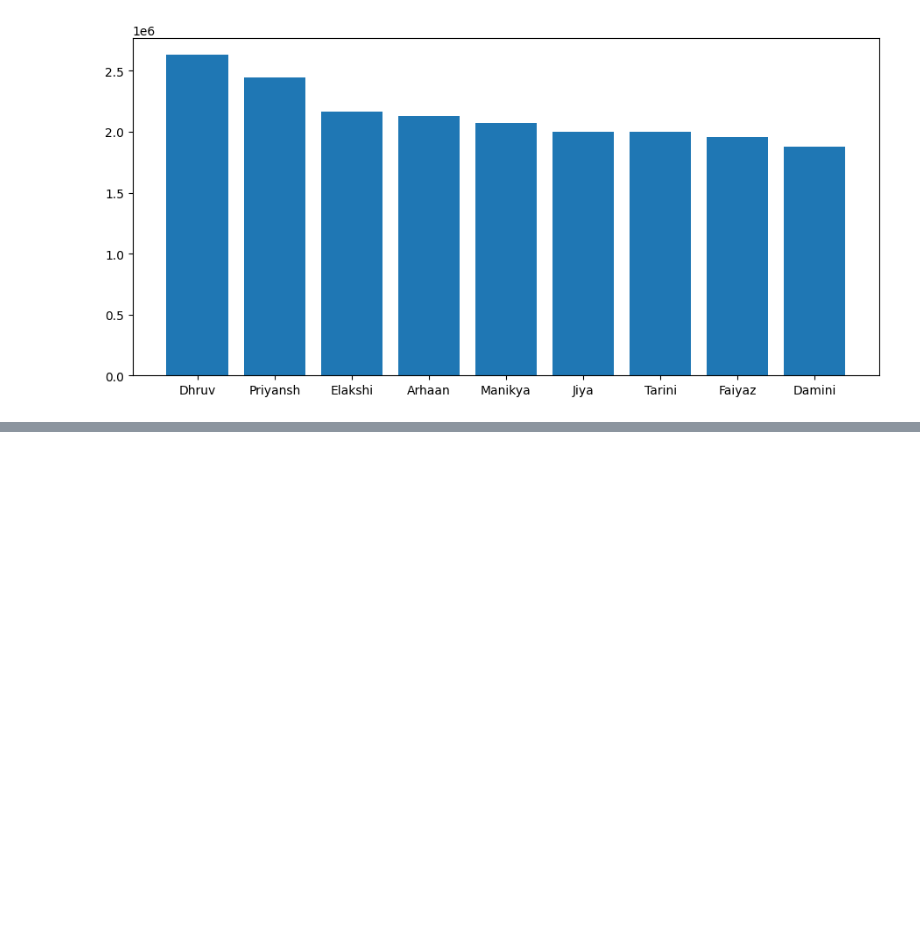
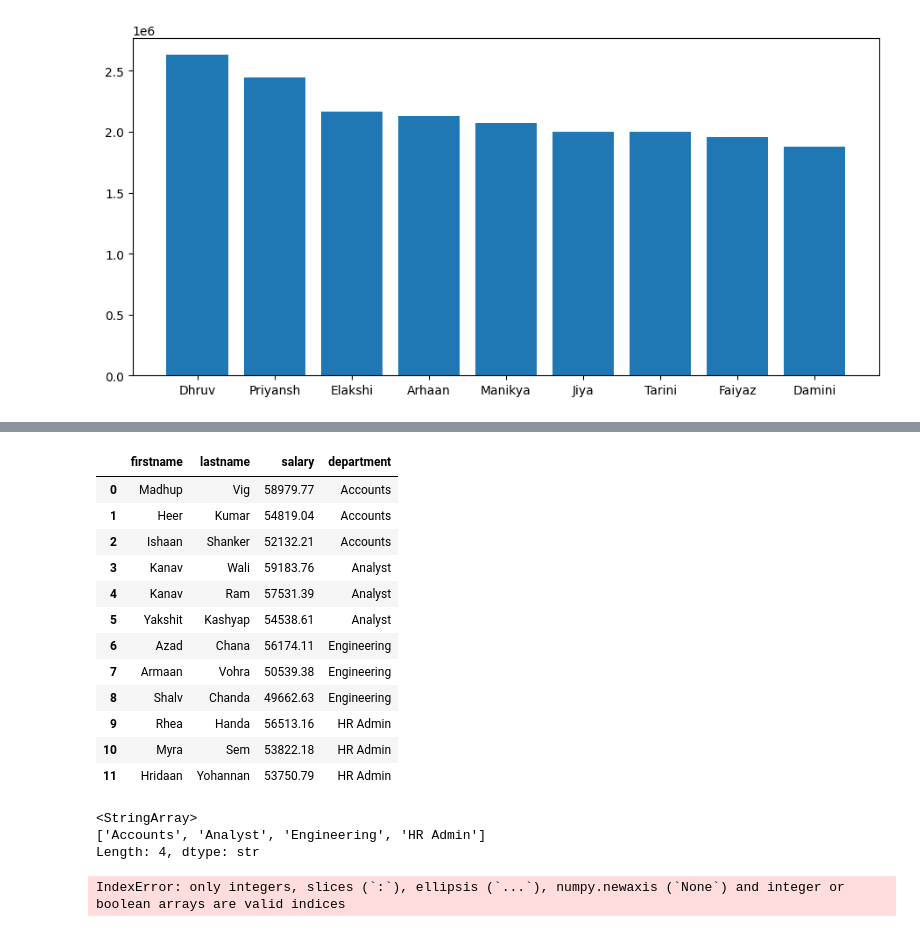
Before and after one commit to shikhatyagi01/ecommerce-analysis, a Jupyter notebook: swiftmarket.ipynb, the cells around one changed output, grey strips where cells are left out. Saved outputs shown, nothing was run; the diff lists cells and outputs as text; code cells hidden in the pictures; blank space fills up the shorter version.

```diff
--- a/swiftmarket.ipynb
+++ b/swiftmarket.ipynb
@@ -81,0 +109,25 @@ plt.bar(x = customer, height = expend)
+# %%
+query = '''select fe.firstname, fe.lastname, fe.salary, fe.department
+         from
+         (select *,
+         rank() over(partition by department order by salary desc) as ranked
+         from employees
+         limit 50) fe
+
+        where fe.ranked<=3'''
+
+read_query (query)
+# %% [output]
+|  | firstname | lastname | salary | department |
+| 0 | Madhup | Vig | 58979.77 | Accounts |
+| 1 | Heer | Kumar | 54819.04 | Accounts |
+| 2 | Ishaan | Shanker | 52132.21 | Accounts |
+| 3 | Kanav | Wali | 59183.76 | Analyst |
+| 4 | Kanav | Ram | 57531.39 | Analyst |
+| 5 | Yakshit | Kashyap | 54538.61 | Analyst |
+| 6 | Azad | Chana | 56174.11 | Engineering |
+| 7 | Armaan | Vohra | 50539.38 | Engineering |
+| 8 | Shalv | Chanda | 49662.63 | Engineering |
+| 9 | Rhea | Handa | 56513.16 | HR Admin |
+| 10 | Myra | Sem | 53822.18 | HR Admin |
+| 11 | Hridaan | Yohannan | 53750.79 | HR Admin |
@@ -81,0 +147,6 @@ plt.bar(x = customer, height = expend)
+# %%
+emp_salary["department"].values
+# %% [output]
+<StringArray>
+['Accounts', 'Analyst', 'Engineering', 'HR Admin']
+Length: 4, dtype: str
@@ -81,0 +156,4 @@ plt.bar(x = customer, height = expend)
+# %%
+emp_salary["total_salary"] = emp_salary["total_salary"].astype(float)
+# %% [output]
+IndexError: only integers, slices (`:`), ellipsis (`...`), numpy.newaxis (`None`) and integer or boolean arrays are valid indices
```
Also changed, not shown: parts of 7 cells of this notebook.
